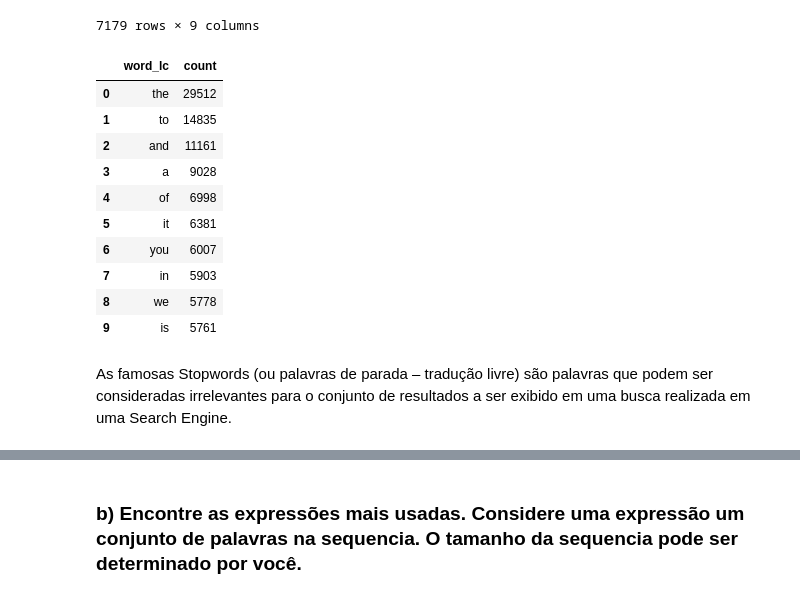
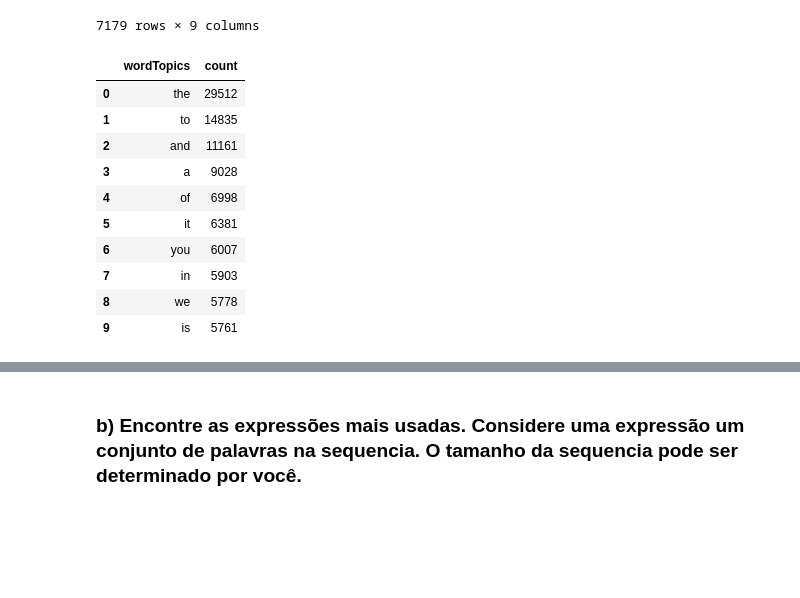
Before and after one commit to raianeti/MapReduce_Cloud, a Jupyter notebook: MapReduce.ipynb, the cells around one changed output, grey strips where cells are left out. Saved outputs shown, nothing was run; the diff lists cells and outputs as text; code cells hidden in the pictures; blank space fills up the shorter version.

```diff
--- a/MapReduce.ipynb
+++ b/MapReduce.ipynb
@@ -483,13 +483,13 @@ dfEiffelDate.toPandas()
 | 7178 | (59226b576af3a1312785d4f7,) | (22, 5, Since Nov 2012, 5, 11, 73) | 50 | (2017-05-22T04:38:47.050Z,) | July 27, 2015 | Eiffel_Tower | Great experience to go the the Ei... | Go to the very top! | 2015-07-27 |
 7179 rows × 9 columns
 # %%
-dfEiffelWordCount=dfEiffelDate.withColumn("words",split('text', ' '))\
-.withColumn('word', explode('words')).select("word").withColumn("word_lc",lower(col("word"))).select("word","word_lc")\
-.groupby("word_lc").count().orderBy("count",ascending=False).select("word_lc","count")
+dfEiffelWordCount=dfEiffelFiltro.withColumn("words",split('text', ' '))\
+.withColumn('word', explode('words')).select("word").withColumn("wordTopics",lower(col("word"))).select("word","wordTopics")\
+.groupby("wordTopics").count().orderBy("count",ascending=False).select("wordTopics","count")
 
 dfEiffelWordCount.limit(10).toPandas()
 # %% [output]
-|  | word_lc | count |
+|  | wordTopics | count |
 | 0 | the | 29512 |
 | 1 | to | 14835 |
 | 2 | and | 11161 |
@@ -500,5 +500,3 @@ dfEiffelWordCount.limit(10).toPandas()
 | 7 | in | 5903 |
 | 8 | we | 5778 |
 | 9 | is | 5761 |
-# %% [markdown]
-As famosas Stopwords (ou palavras de parada – tradução livre) são palavras que podem ser consideradas irrelevantes para o conjunto de resultados a ser exibido em uma busca realizada em uma Search Engine.
```
Also changed, not shown: parts of 30 cells of this notebook.
